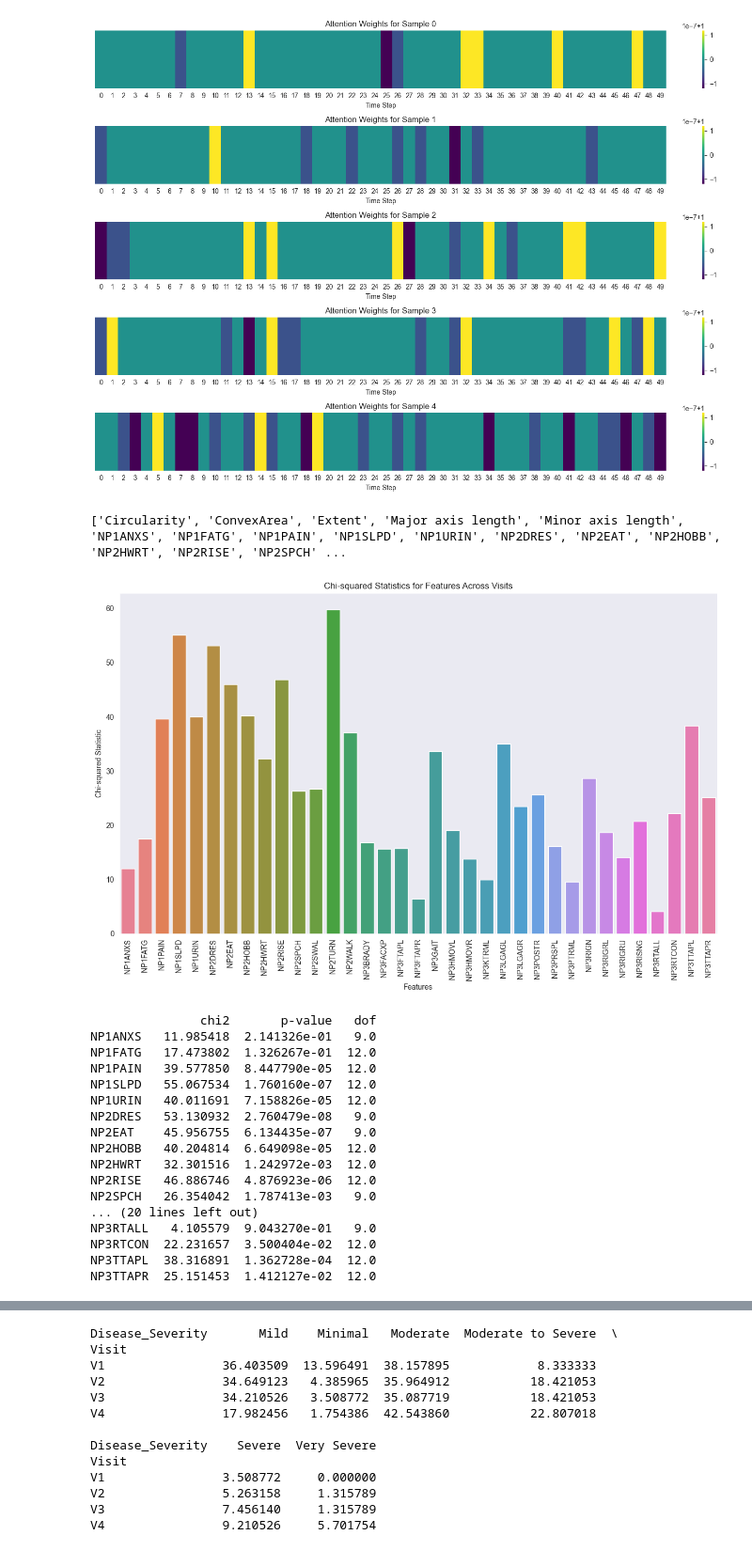
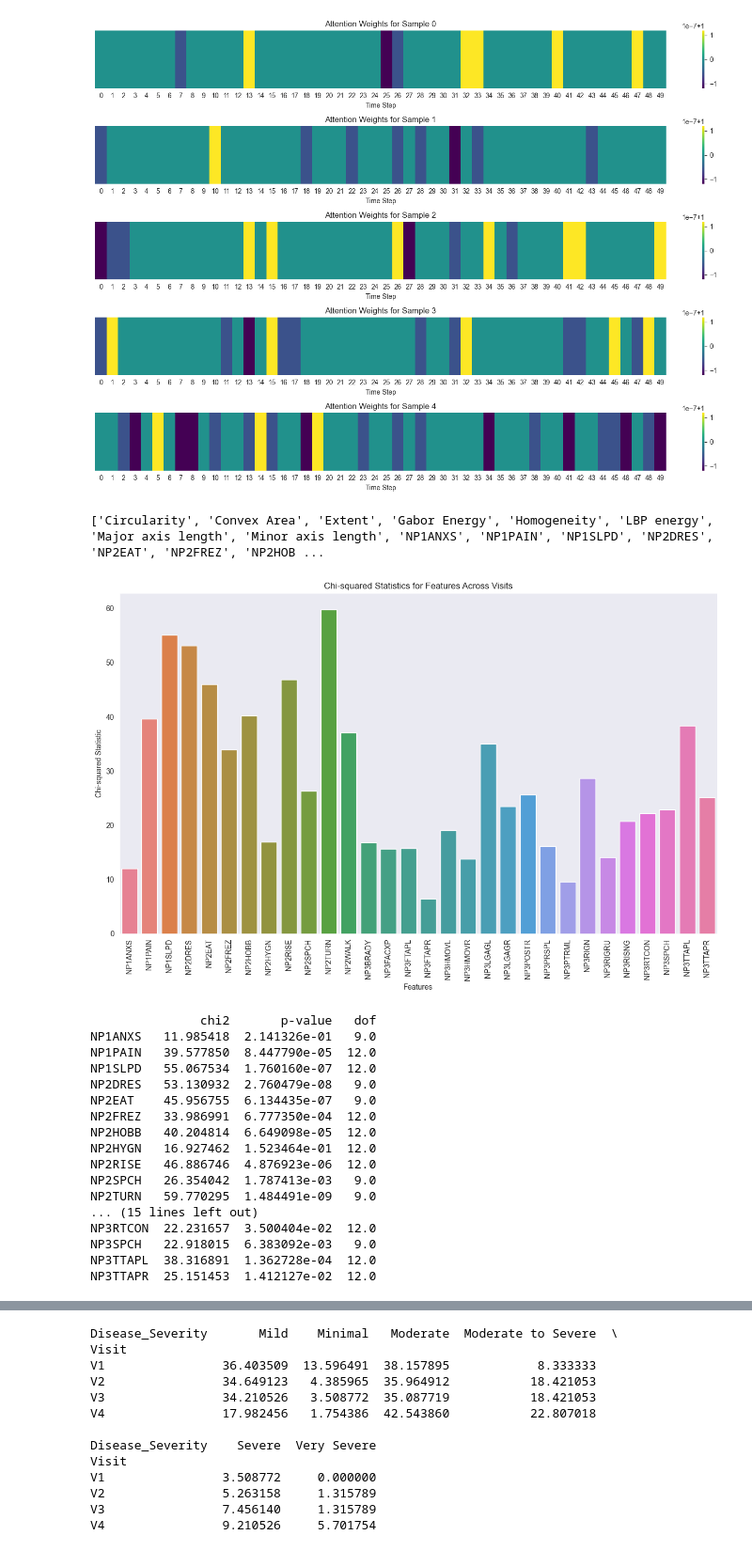
Before and after one commit to iammahbubalam/PPMI_Research_on_Parkinsons, a Jupyter notebook: src/mahbub/final.ipynb, the cells around one changed output, grey strips where cells are left out. Shown: that part at 94% size. Cells and saved outputs as stored; diff of their text form; code cells hidden in the pictures.

```diff
--- a/src/mahbub/final.ipynb
+++ b/src/mahbub/final.ipynb
@@ -338,23 +338,24 @@ plt.show()
 # %%
 # Define the feature lists
 features_random_forest = [
-    "NP3RIGN", "NP2HOBB", "NP2DRES", "NP3BRADY", "NP3POSTR", "Circularity", "Solidity", "NP3TTAPL", "NP2EAT", "homogeneity", "Extent", "lbp_energy", "gabor_energy", "Shannon_Entropy", "Minor axis length", "Major axis length", "NP2RISE", "NP3HMOVR", "ConvexArea", "correlation"
+   "NP3RIGN", "NP2HOBB", "NP2DRES", "NP3BRADY", "NP3POSTR", "Circularity", "Solidity", "NP3TTAPL", "NP2EAT", "Homogeneity", "Extent", "LBP energy", "Gabor Energy", "Shannon Entropy", "Minor axis length", "Major axis length", "NP2RISE", "NP3HMOVR", "Convex Area", "correlation"
 ]
 
 features_rfe = [
     "NP1ANXS", "NP1PAIN", "NP1SLPD", "NP2DRES", "NP2EAT", "NP2HOBB", "NP2RISE", "NP2SPCH", "NP2WALK", "NP3FACXP", "NP3FTAPL", "NP3FTAPR", "NP3LGAGR", "NP3POSTR", "NP3PRSPL", "NP3PTRML", "NP3RIGRU", "NP3RISNG", "NP3RTCON", "NP3TTAPL"
 ]
 
-features_lasso = [
-   "NP3RIGN", "NP1URIN", "homogeneity", "NP3RISNG", "NP3RIGRL", "NP3LGAGL", "NP3TTAPR", "NP1PAIN", "NP2HWRT", "NP3FTAPR", "NP3RTCON", "NP2SPCH", "NP2SWAL", "NP3BRADY", "NP1FATG", "NP3PRSPL", "NP3POSTR", "NP3RTALL", "NP2EAT", "NP3KTRML"
+features_fisher_Score = [
+  "NP2DRES", "NP2HOBB", "NP2RISE", "NP2EAT", "NP2TURN", "NP3BRADY", "NP3RISNG", "NP2FREZ", "NP3LGAGL", "NP3HMOVL", "NP3TTAPR", "NP3LGAGR", "NP3POSTR", "NP3TTAPL", "NP3FACXP", "NP2WALK", "NP3RIGN", "NP2SPCH", "NP2HYGN", "NP3SPCH"
 ]
+features_mutual_info_score = ["NP2DRES", "NP2HOBB", "NP3BRADY", "NP2EAT", "NP2RISE", "NP2TURN", "NP3HMOVL", "NP3TTAPL", "NP3TTAPR", "NP3FACXP", "NP3RISNG", "NP3LGAGR", "NP3RIGN", "NP3POSTR", "NP3LGAGL", "NP2WALK", "NP3FTAPL", "NP3SPCH", "NP3FTAPR", "NP2SPCH"]
 
-features_mutual_info = [
-   "NP2DRES", "NP3BRADY", "NP3POSTR", "NP3TTAPR", "NP2EAT", "NP3RIGN", "NP3TTAPL", "NP2RISE", "NP2HOBB", "NP2TURN", "NP3LGAGL", "NP2HWRT", "NP3LGAGR", "NP3RISNG", "NP3HMOVL", "NP3GAIT", "NP3RIGRL", "NP2SPCH", "NP3PRSPL", "NP3FACXP"
-]
+
+
+
 
 # Get the union of all feature sets
-union_of_features = set(features_random_forest) | set(features_rfe) | set(features_lasso) | set(features_mutual_info)
+union_of_features = set(features_random_forest) | set(features_rfe) | set(features_fisher_Score) | set(features_mutual_info_score)
 
 # Convert the set back to a sorted list
 union_of_features = sorted(union_of_features)
@@ -362,7 +363,7 @@ union_of_features = sorted(union_of_features)
 # Print the result
 print(union_of_features)
 # %% [output]
-['Circularity', 'ConvexArea', 'Extent', 'Major axis length', 'Minor axis length', 'NP1ANXS', 'NP1FATG', 'NP1PAIN', 'NP1SLPD', 'NP1URIN', 'NP2DRES', 'NP2EAT', 'NP2HOBB', 'NP2HWRT', 'NP2RISE', 'NP2SPCH' ...
+['Circularity', 'Convex Area', 'Extent', 'Gabor Energy', 'Homogeneity', 'LBP energy', 'Major axis length', 'Minor axis length', 'NP1ANXS', 'NP1PAIN', 'NP1SLPD', 'NP2DRES', 'NP2EAT', 'NP2FREZ', 'NP2HOB ...
 # %%
 import pandas as pd
 from scipy.stats import chi2_contingency
@@ -374,11 +375,7 @@ data = pd.read_csv("B:/Projects/PycharmProjects/PPMI_Research_on_Parkinson's/src
 
 # Unique set of features
 features_to_test = [
-   'NP1ANXS', 'NP1FATG', 'NP1PAIN', 'NP1SLPD', 'NP1URIN', 'NP2DRES', 'NP2EAT',
-    'NP2HOBB', 'NP2HWRT', 'NP2RISE', 'NP2SPCH', 'NP2SWAL', 'NP2TURN', 'NP2WALK',
-    'NP3BRADY', 'NP3FACXP', 'NP3FTAPL', 'NP3FTAPR', 'NP3GAIT', 'NP3HMOVL', 'NP3HMOVR',
-    'NP3KTRML', 'NP3LGAGL', 'NP3LGAGR', 'NP3POSTR', 'NP3PRSPL', 'NP3PTRML', 'NP3RIGN',
-    'NP3RIGRL', 'NP3RIGRU', 'NP3RISNG', 'NP3RTALL', 'NP3RTCON', 'NP3TTAPL', 'NP3TTAPR'
+  'NP1ANXS', 'NP1PAIN', 'NP1SLPD', 'NP2DRES', 'NP2EAT', 'NP2FREZ', 'NP2HOBB', 'NP2HYGN', 'NP2RISE', 'NP2SPCH', 'NP2TURN', 'NP2WALK', 'NP3BRADY', 'NP3FACXP', 'NP3FTAPL', 'NP3FTAPR', 'NP3HMOVL', 'NP3HMOVR', 'NP3LGAGL', 'NP3LGAGR', 'NP3POSTR', 'NP3PRSPL', 'NP3PTRML', 'NP3RIGN', 'NP3RIGRU', 'NP3RISNG', 'NP3RTCON', 'NP3SPCH', 'NP3TTAPL', 'NP3TTAPR',
 ]
 
 # Initialize a dictionary to store the results
@@ -393,50 +390,50 @@ for feature in features_to_test:
     chi2, p, dof, expected = chi2_contingency(contingency_table)
 
     # Store the results
     chi_squared_results[feature] = {'chi2': chi2, 'p-value': p, 'dof': dof}
 
 # Convert the results into a DataFrame for better readability
 chi_squared_df = pd.DataFrame(chi_squared_results).T
 
 # Plotting the Chi-squared statistics for each feature
 plt.figure(figsize=(12, 8))
 
 # Assign hue to the x-axis and disable the legend
 sns.barplot(x=chi_squared_df.index, y=chi_squared_df['chi2'], hue=chi_squared_df.index, legend=False)
 
 # Rotate the x labels for better readability
 plt.xticks(rotation=90)
 plt.title("Chi-squared Statistics for Features Across Visits")
 plt.xlabel("Features")
 plt.ylabel("Chi-squared Statistic")
 plt.grid(False)
 plt.tight_layout()
 
 # Show the plot
 plt.show()
 
 # Save the results to CSV (if needed)
-chi_squared_df.to_csv("chi_squared_results.csv")
+chi_squared_df.to_csv("chi_squared_results_Visit.csv")
 
 # Print results
 print(chi_squared_df)
 # %% [output]
-[figure, old version]
+[figure, new version]
                chi2       p-value   dof
 NP1ANXS   11.985418  2.141326e-01   9.0
-NP1FATG   17.473802  1.326267e-01  12.0
 NP1PAIN   39.577850  8.447790e-05  12.0
 NP1SLPD   55.067534  1.760160e-07  12.0
-NP1URIN   40.011691  7.158826e-05  12.0
 NP2DRES   53.130932  2.760479e-08   9.0
 NP2EAT    45.956755  6.134435e-07   9.0
+NP2FREZ   33.986991  6.777350e-04  12.0
 NP2HOBB   40.204814  6.649098e-05  12.0
-NP2HWRT   32.301516  1.242972e-03  12.0
+NP2HYGN   16.927462  1.523464e-01  12.0
 NP2RISE   46.886746  4.876923e-06  12.0
 NP2SPCH   26.354042  1.787413e-03   9.0
-... (20 lines left out)
-NP3RTALL   4.105579  9.043270e-01   9.0
+NP2TURN   59.770295  1.484491e-09   9.0
+... (15 lines left out)
 NP3RTCON  22.231657  3.500404e-02  12.0
+NP3SPCH   22.918015  6.383092e-03   9.0
 NP3TTAPL  38.316891  1.362728e-04  12.0
 NP3TTAPR  25.151453  1.412127e-02  12.0
 # %%
```
Also changed, not shown: parts of 3 cells of this notebook, 23 other files.
